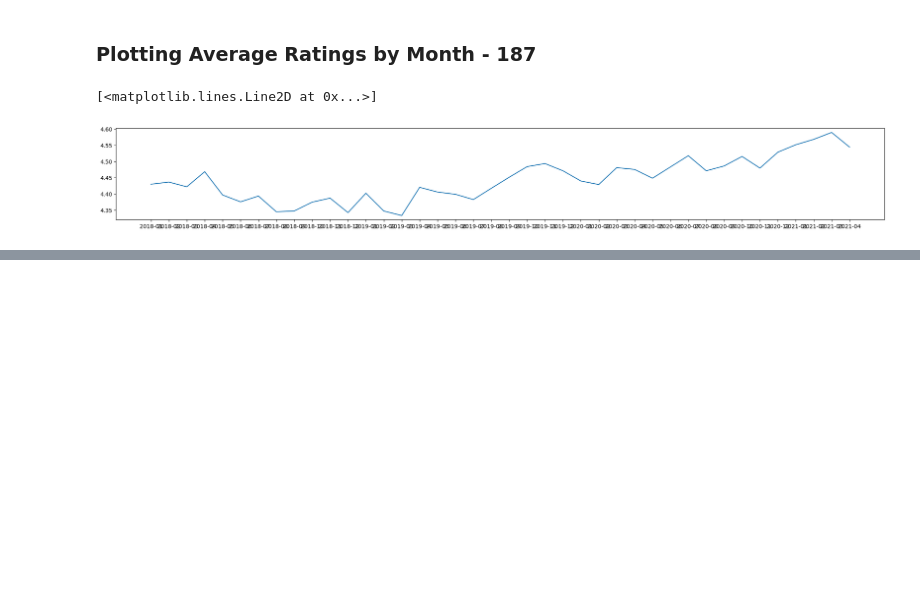
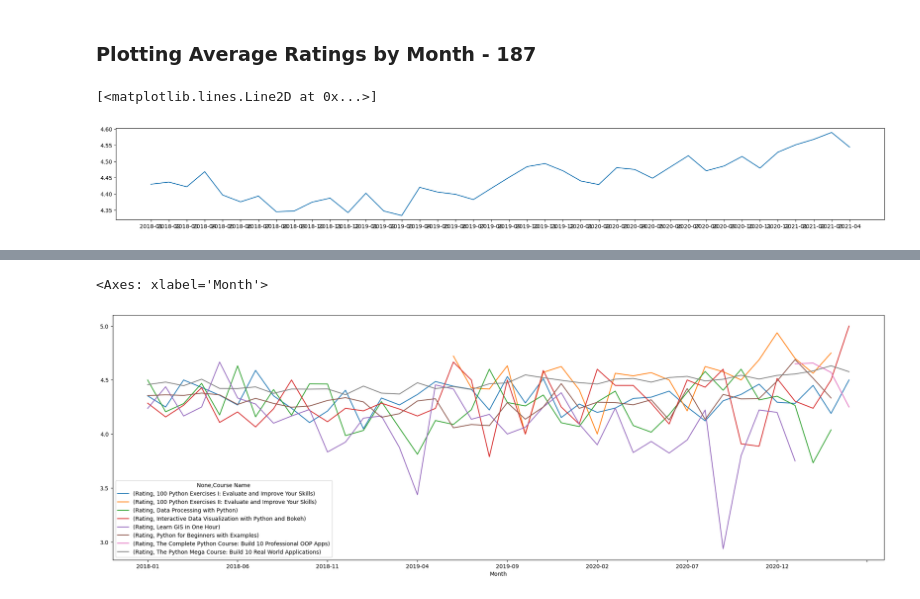
Before and after one commit to VicenteCorts/Learning_Python, a Jupyter notebook: Clase185.ipynb, the cells around one changed output, grey strips where cells are left out. Saved outputs shown, nothing was run; the diff lists cells and outputs as text; code cells hidden in the pictures; blank space fills up the shorter version.

```diff
--- a/Clase185.ipynb
+++ b/Clase185.ipynb
@@ -103,0 +144,7 @@ plt.plot(month_average.index, month_average['Rating'])
+# %%
+# Al usar el método plot() en el dataframe directamente en vez de en una variable plt podemos añadir el parámetro figsize:
+month_av_crs.plot(figsize=(25,8))
+## CORRECTO!!
+# %% [output]
+<Axes: xlabel='Month'>
+[figure, added]
```
Also changed, not shown: parts of 7 cells of this notebook, 1 other file.
